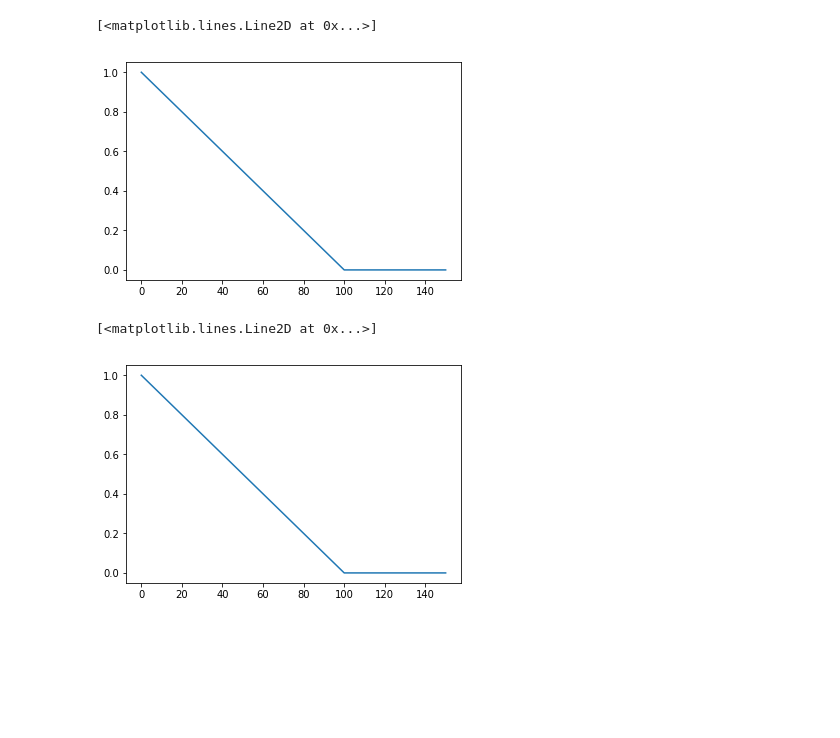
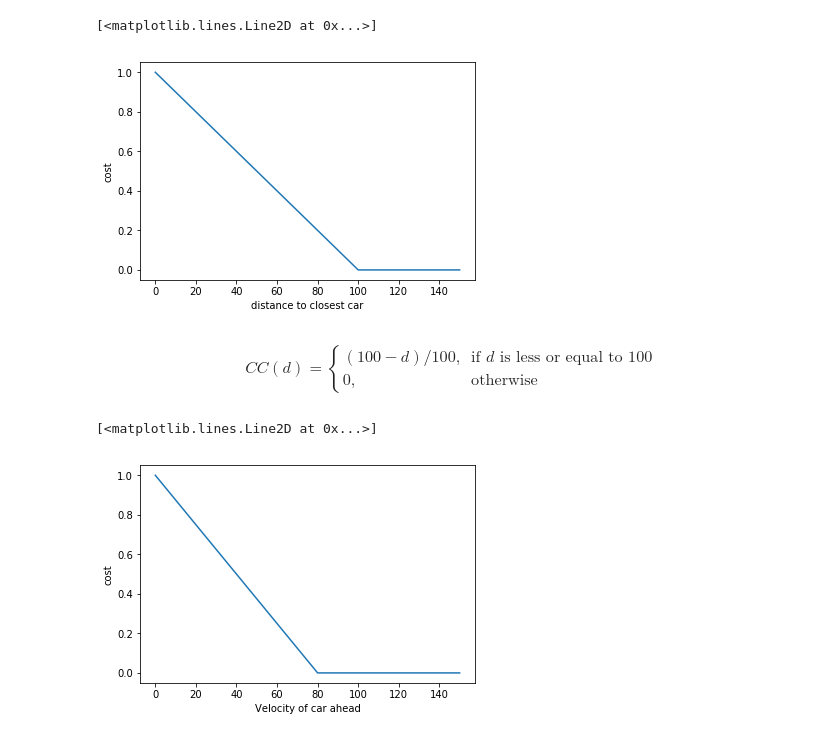
Before and after one commit to vguerra/CarND-Path-Planning-Project, a Jupyter notebook: notebooks/CostFunctions.ipynb, the cells around one changed output. Cells and saved outputs as stored; diff of their text form; code cells hidden in the pictures; blank space fills up the shorter version.

Commit message:
All generated images for the write up

```diff
--- a/notebooks/CostFunctions.ipynb
+++ b/notebooks/CostFunctions.ipynb
@@ -5,21 +6,40 @@ import matplotlib.pyplot as plt
 %matplotlib inline
 # %%
+max_distance = 100
 def closest_cost(x):
-    return float(100 - min(x, 100))/100
+    return float(max_distance - min(x, max_distance))/max_distance
 
 distances = range(0, 151)
 costs = list(map(closest_cost, distances))
+
+plt.xlabel('distance to closest car ahead')
+plt.ylabel('cost')
+
 plt.plot(np.array(distances), np.array(costs))
 # %% [output]
 [<matplotlib.lines.Line2D at 0x...>]
-[figure, old version]
+[figure, new version]
+# %% [markdown]
+$$
+CC(d) =
+\begin{cases}
+(100 - d)/100,  & \text{if $d$ is less or equal to 100} \\
+0, & \text{otherwise}
+\end{cases}
+$$
 # %%
+max_velocity=80
 def fastest_cost(x):
-    return float((100 - min(x, 100)))/100
+    return float((max_velocity - min(x, max_velocity)))/max_velocity
 
 velocities = range(0, 151)
 costs = list(map(fastest_cost, velocities))
+
+plt.xlabel('Velocity of car ahead')
+plt.ylabel('cost')
+
+
 plt.plot(np.array(velocities), np.array(costs))
 # %% [output]
 [<matplotlib.lines.Line2D at 0x...>]
-[figure, old version]
+[figure, new version]
```
Also changed, not shown: parts of 7 cells of this notebook.
